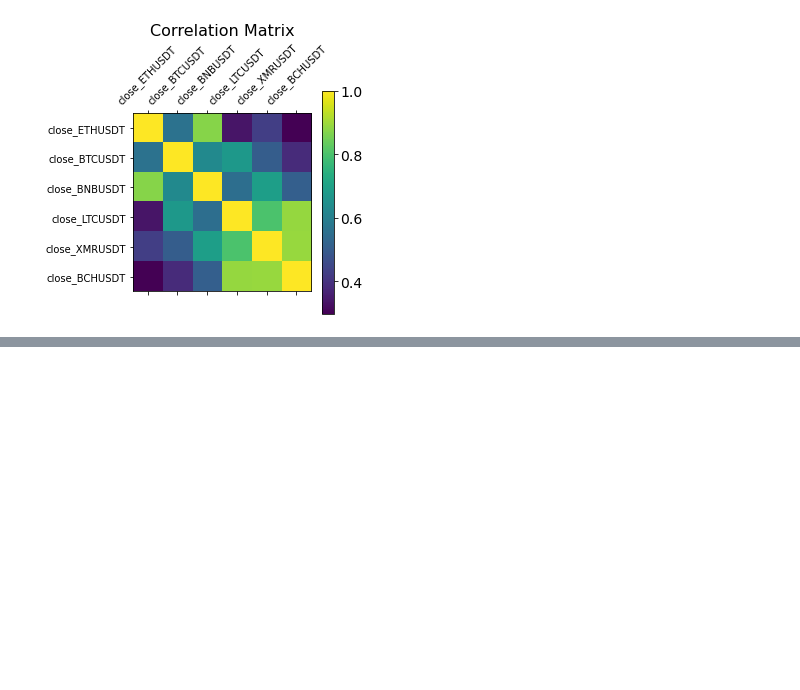
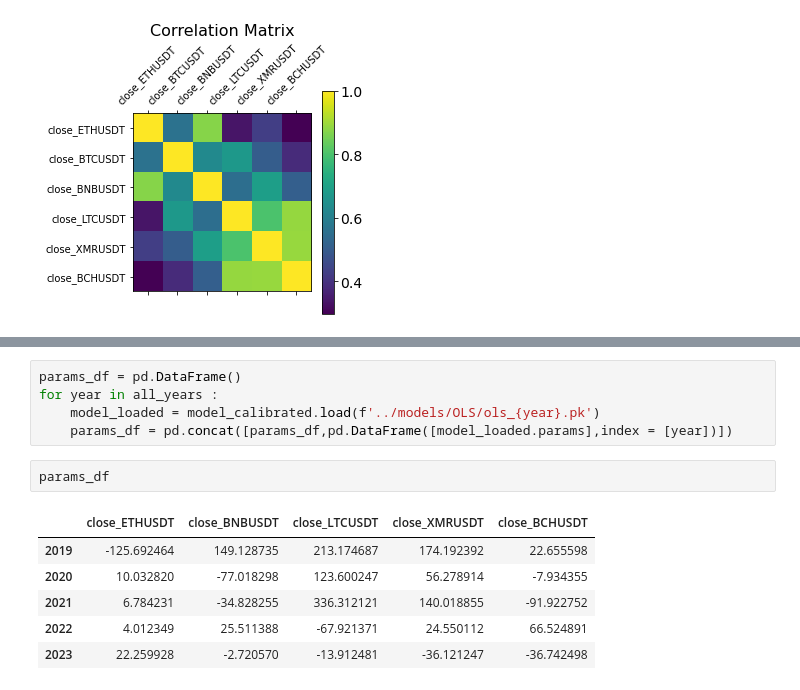
Before and after one commit to Faissal-Titouan/Crypto_Statistical_Arbitrage, a Jupyter notebook: notebook_stat/01_Firsts_try.ipynb, the cells around one changed output, grey strips where cells are left out. Drawn from its saved outputs; the diff is of its cells as text; blank space fills up the shorter version.

```diff
--- a/notebook_stat/01_Firsts_try.ipynb
+++ b/notebook_stat/01_Firsts_try.ipynb
@@ -162,0 +225,14 @@ plt.show()
+# %%
+params_df = pd.DataFrame()
+for year in all_years :
+    model_loaded = model_calibrated.load(f'../models/OLS/ols_{year}.pk')
+    params_df = pd.concat([params_df,pd.DataFrame([model_loaded.params],index = [year])])
+# %%
+params_df
+# %% [output]
+|  | close_ETHUSDT | close_BNBUSDT | close_LTCUSDT | close_XMRUSDT | close_BCHUSDT |
+| 2019 | -125.692464 | 149.128735 | 213.174687 | 174.192392 | 22.655598 |
+| 2020 | 10.032820 | -77.018298 | 123.600247 | 56.278914 | -7.934355 |
+| 2021 | 6.784231 | -34.828255 | 336.312121 | 140.018855 | -91.922752 |
+| 2022 | 4.012349 | 25.511388 | -67.921371 | 24.550112 | 66.524891 |
+| 2023 | 22.259928 | -2.720570 | -13.912481 | -36.121247 | -36.742498 |
```
Also changed, not shown: parts of 15 cells of this notebook.
